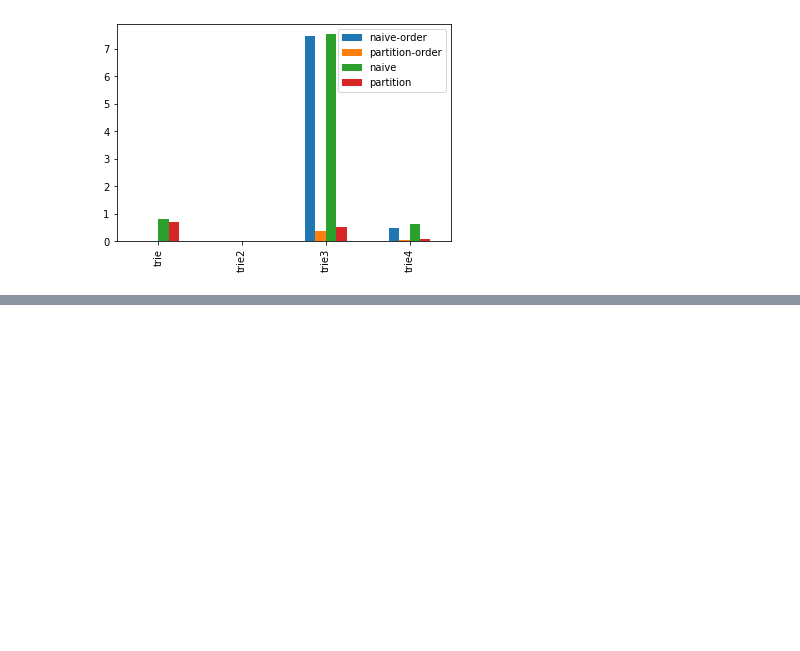
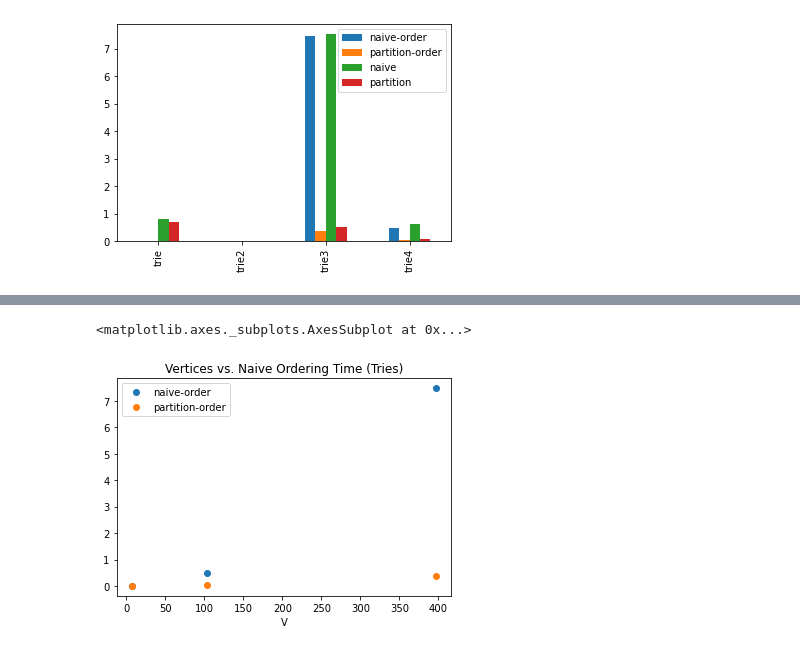
Before and after one commit to emmagan/jhu_comp_gen, a Jupyter notebook: benchmark/bench_analytics.ipynb, the cells around one changed output, grey strips where cells are left out. Drawn from its saved outputs; the diff is of its cells as text; code cells hidden in the pictures; blank space fills up the shorter version.

```diff
--- a/benchmark/bench_analytics.ipynb
+++ b/benchmark/bench_analytics.ipynb
@@ -48,0 +86,5 @@ manual_df
+# %%
+trie_data1 = df.loc[df.index.str.contains('trie')][["naive-order", "partition-order"]]
+trie_data2 = df_size.loc[df_size.index.str.contains("trie")]
+result = trie_data1.join(trie_data2, how='outer')
+display(result)
@@ -48,0 +98,8 @@ manual_df
+# %%
+naive_v = result[['V', 'naive-order']]
+partition_v = result[['V', 'partition-order']]
+ax = naive_v.plot(x='V', y='naive-order', style='o', title='Vertices vs. Naive Ordering Time (Tries)')
+partition_v.plot(x='V', y='partition-order', style='o', ax=ax)
+# %% [output]
+<matplotlib.axes._subplots.AxesSubplot at 0x...>
+[figure, added]
```
Also changed, not shown: parts of 10 cells of this notebook, 7 other files.
